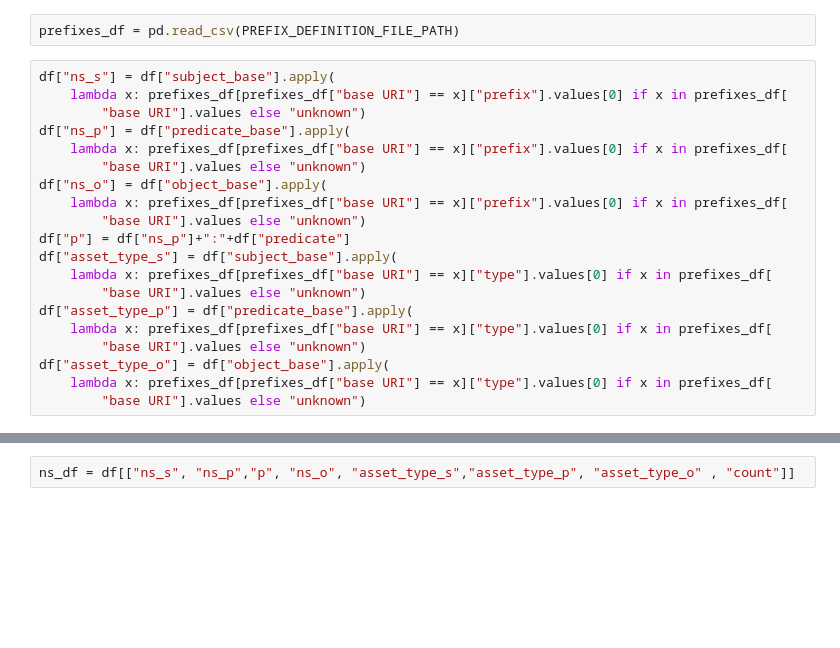
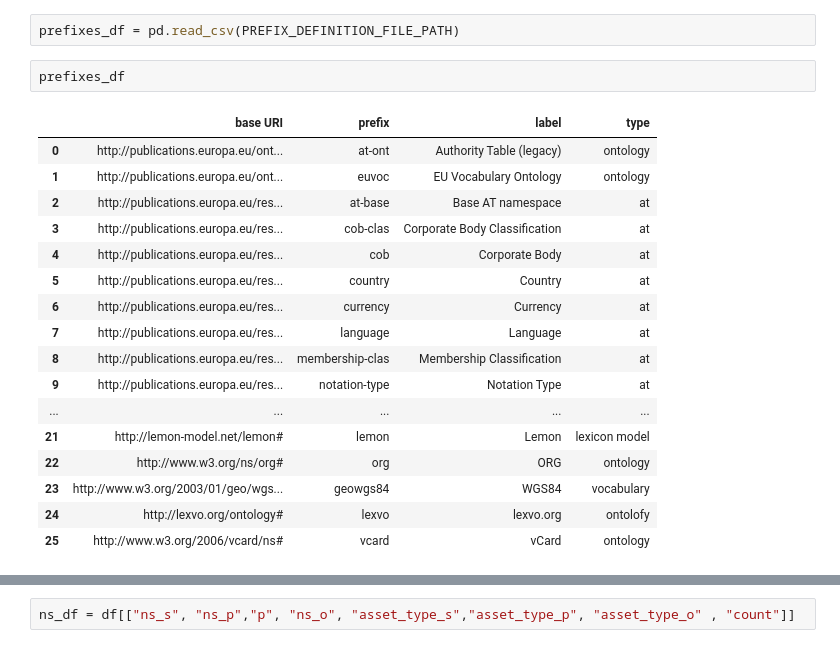
Before and after one commit to meaningfy-ws/taxonomy-metrics, a Jupyter notebook: notebooks/extract_unique_namespaces.ipynb, the cells around one changed output, grey strips where cells are left out. Drawn from its saved outputs; the diff is of its cells as text; blank space fills up the shorter version.

```diff
--- a/notebooks/extract_unique_namespaces.ipynb
+++ b/notebooks/extract_unique_namespaces.ipynb
@@ -67,23 +80,23 @@ tmp_df["object_base"] = tmp_df["results"].apply(lambda x: x[3])
 df = tmp_df[["subject_base", "predicate_base","predicate", "object_base", "count"]]
 # %%
 prefixes_df = pd.read_csv(PREFIX_DEFINITION_FILE_PATH)
-# %%
-df["ns_s"] = df["subject_base"].apply(
-    lambda x: prefixes_df[prefixes_df["base URI"] == x]["prefix"].values[0] if x in prefixes_df[
-        "base URI"].values else "unknown")
-df["ns_p"] = df["predicate_base"].apply(
-    lambda x: prefixes_df[prefixes_df["base URI"] == x]["prefix"].values[0] if x in prefixes_df[
-        "base URI"].values else "unknown")
-df["ns_o"] = df["object_base"].apply(
-    lambda x: prefixes_df[prefixes_df["base URI"] == x]["prefix"].values[0] if x in prefixes_df[
-        "base URI"].values else "unknown")
-df["p"] = df["ns_p"]+":"+df["predicate"]
-df["asset_type_s"] = df["subject_base"].apply(
-    lambda x: prefixes_df[prefixes_df["base URI"] == x]["type"].values[0] if x in prefixes_df[
-        "base URI"].values else "unknown")
-df["asset_type_p"] = df["predicate_base"].apply(
-    lambda x: prefixes_df[prefixes_df["base URI"] == x]["type"].values[0] if x in prefixes_df[
-        "base URI"].values else "unknown")
-df["asset_type_o"] = df["object_base"].apply(
-    lambda x: prefixes_df[prefixes_df["base URI"] == x]["type"].values[0] if x in prefixes_df[
-        "base URI"].values else "unknown")
+# %%
+prefixes_df
+# %% [output]
+|  | base URI | prefix | label | type |
+| 0 | http://publications.europa.eu/ont... | at-ont | Authority Table (legacy) | ontology |
+| 1 | http://publications.europa.eu/ont... | euvoc | EU Vocabulary Ontology | ontology |
+| 2 | http://publications.europa.eu/res... | at-base | Base AT namespace | at |
+| 3 | http://publications.europa.eu/res... | cob-clas | Corporate Body Classification | at |
+| 4 | http://publications.europa.eu/res... | cob | Corporate Body | at |
+| 5 | http://publications.europa.eu/res... | country | Country | at |
+| 6 | http://publications.europa.eu/res... | currency | Currency | at |
+| 7 | http://publications.europa.eu/res... | language | Language | at |
+| 8 | http://publications.europa.eu/res... | membership-clas | Membership Classification | at |
+| 9 | http://publications.europa.eu/res... | notation-type | Notation Type | at |
+| ... | ... | ... | ... | ... |
+| 21 | http://lemon-model.net/lemon# | lemon | Lemon | lexicon model |
+| 22 | http://www.w3.org/ns/org# | org | ORG | ontology |
+| 23 | http://www.w3.org/2003/01/geo/wgs... | geowgs84 | WGS84 | vocabulary |
+| 24 | http://lexvo.org/ontology# | lexvo | lexvo.org | ontolofy |
+| 25 | http://www.w3.org/2006/vcard/ns# | vcard | vCard | ontology |
```
Also changed, not shown: parts of 18 cells of this notebook, 33 other files.
